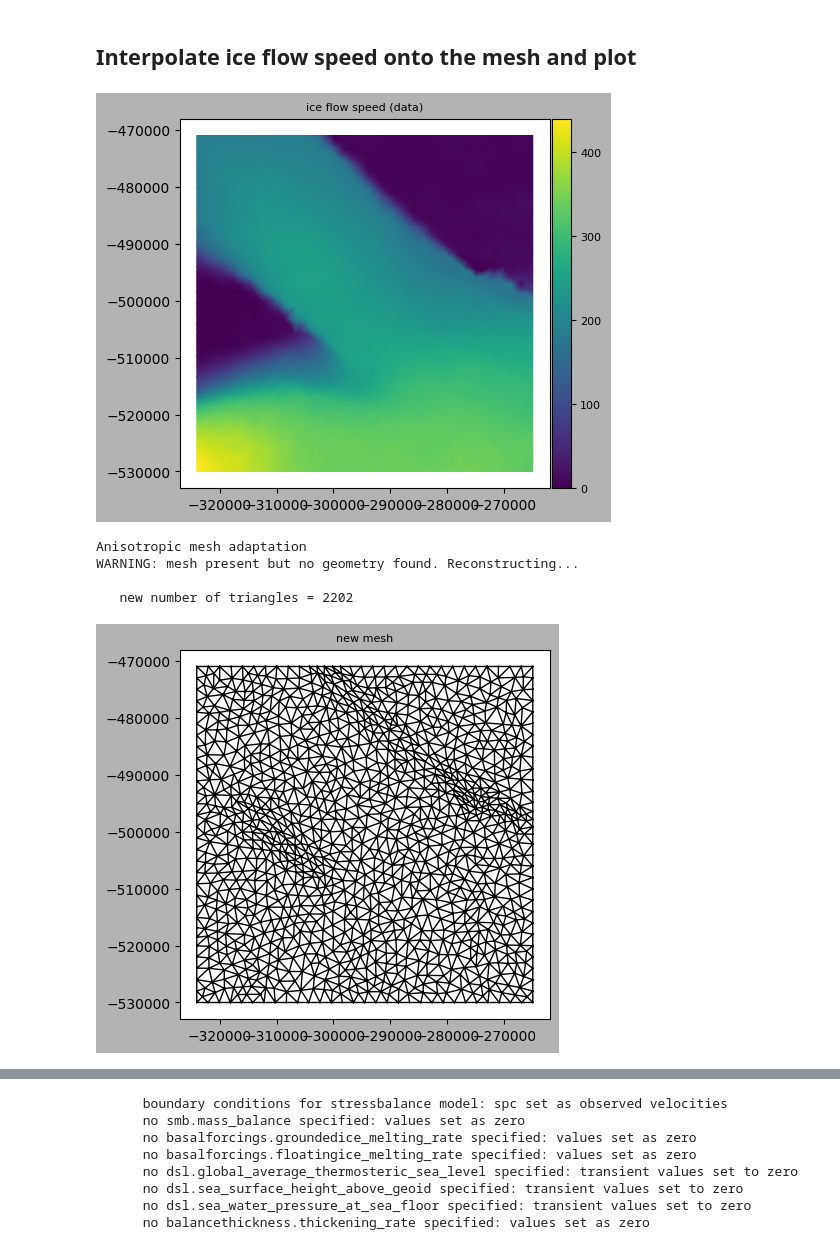
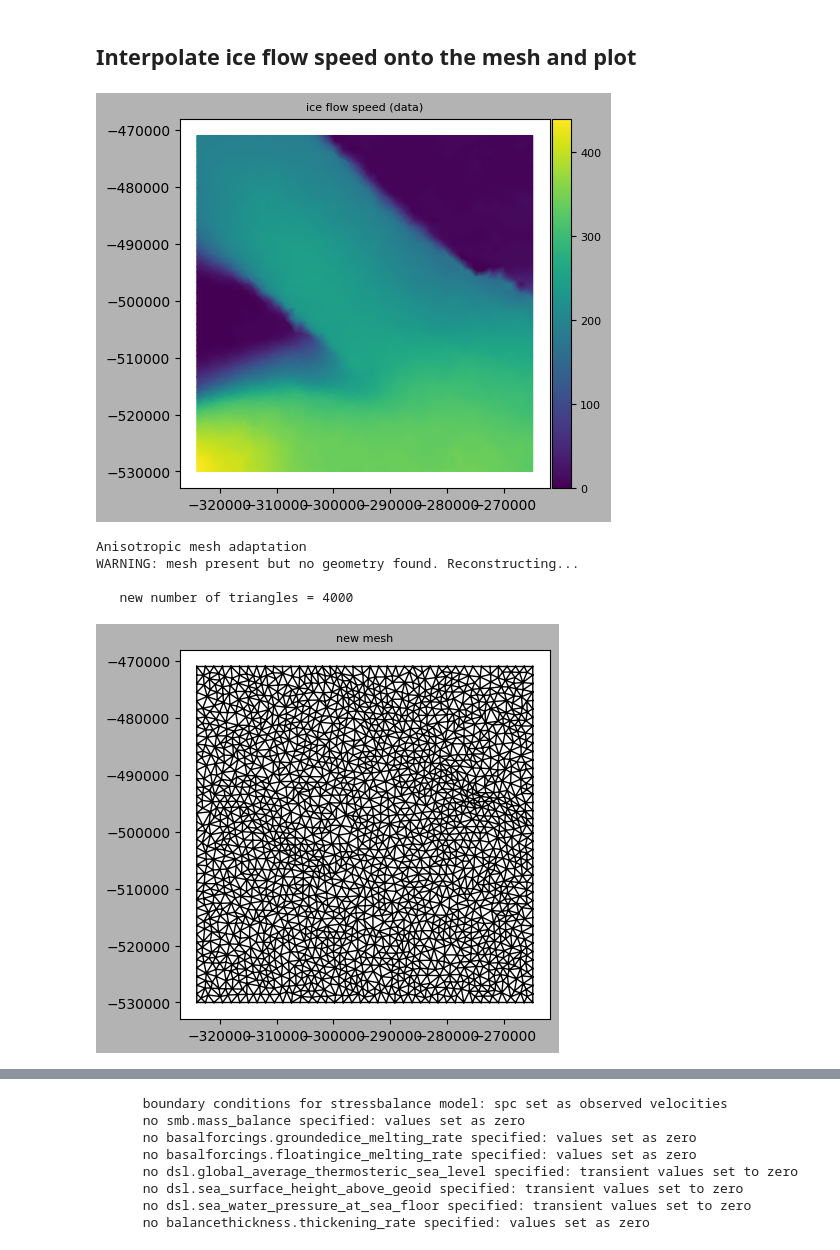
Before and after one commit to agstub/lake-pressures, a Jupyter notebook: notebooks/3b_get_ISSM_params.ipynb, the cells around one changed output, grey strips where cells are left out. Saved outputs shown, nothing was run; the diff lists cells and outputs as text; code cells hidden in the pictures.

```diff
--- a/notebooks/3b_get_ISSM_params.ipynb
+++ b/notebooks/3b_get_ISSM_params.ipynb
@@ -76,32 +76,32 @@ OSGeo/GDAL for Python not installed, overlay plots are not enabled
 # %%
 measures = Dataset('/Users/agstubbl/Desktop/measures/antarctic_ice_vel_phase_map_v01.nc')
 u_m = np.flipud(measures['VX'][:].data)
 v_m = np.flipud(measures['VY'][:].data)
 speed = np.sqrt(u_m**2 + v_m**2)
 x_m = measures['x'][:].data
 y_m = np.flipud(measures['y'][:].data)
 measures.close()
 
 u = InterpFromGridToMesh(x_m, y_m, u_m, md.mesh.x, md.mesh.y, 0)
 v = InterpFromGridToMesh(x_m, y_m, v_m, md.mesh.x, md.mesh.y, 0)
 speed = np.sqrt(u**2 + v**2)
 
 md.initialization.vel=speed
 md.initialization.vx=u
 md.initialization.vy=v
 
 plotmodel(md,'data',md.initialization.vel,'title', 'ice flow speed (data)')
 u_mean = u.mean()
 v_mean = v.mean()
 
 # Refine mesh according to flow speed
-md = bamg(md, 'hmax', 2000, 'hmin', 100, 'gradation', 1.4, 'field', speed, 'err', 8)
+md = bamg(md, 'hmax', 1500, 'hmin', 50, 'gradation', 1.4, 'field', speed, 'err', 8)
 plotmodel(md, 'data', 'mesh','title','new mesh')
 # %% [output]
 [figure]
 Anisotropic mesh adaptation
 WARNING: mesh present but no geometry found. Reconstructing...
 
-   new number of triangles = 2202
+   new number of triangles = 4000
-[figure, old version]
+[figure, new version]
 # %%
```
Also changed, not shown: parts of 6 cells of this notebook, 3 other files.
